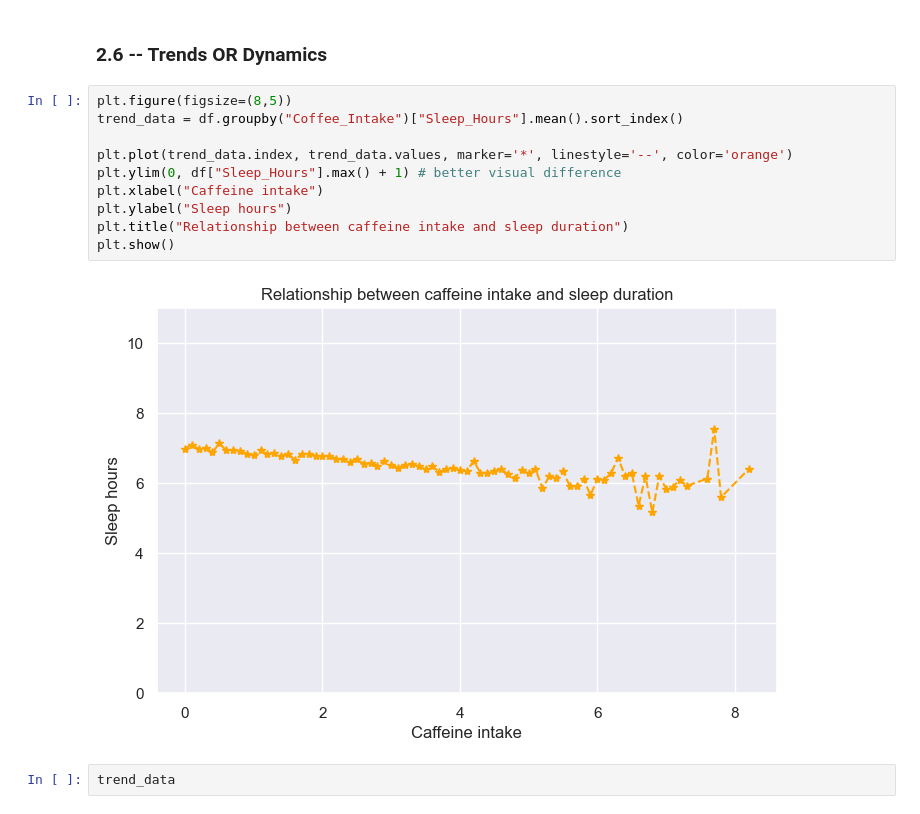
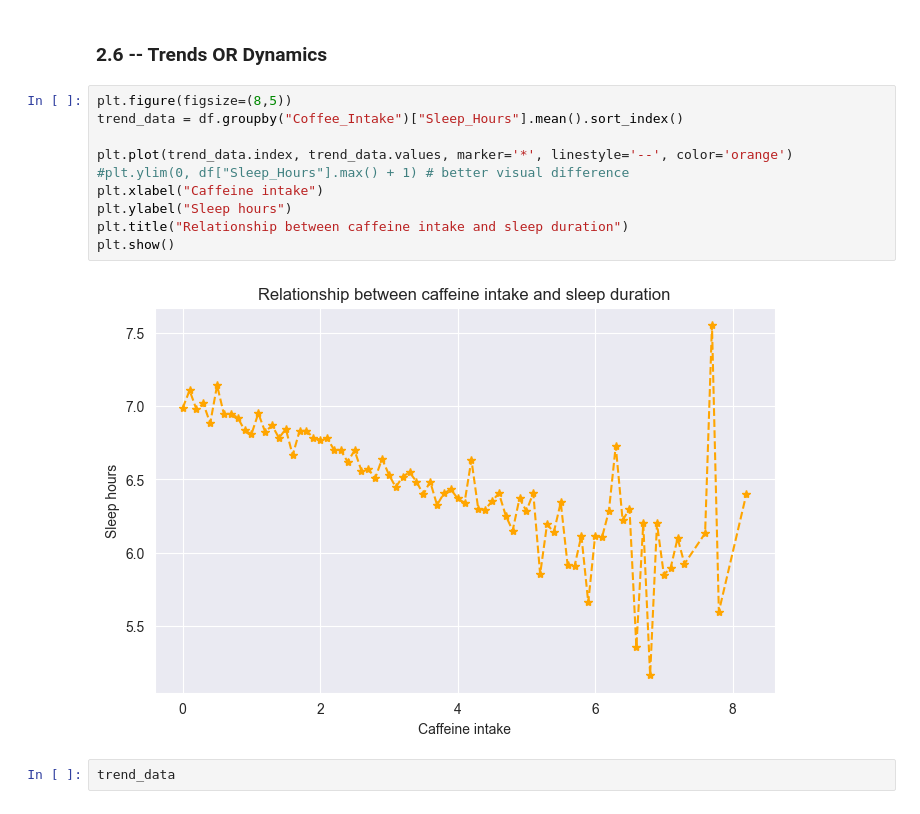
Before and after one commit to OnishchenkoDaria/data-processing-labs, a Jupyter notebook: lab_2/sample.ipynb, the cells around one changed output. Saved outputs shown, nothing was run; the diff lists cells and outputs as text.

```diff
--- a/lab_2/sample.ipynb
+++ b/lab_2/sample.ipynb
@@ -238,15 +238,15 @@ _As we can see that the there is a tendency to have a higher heart rate in case
 # %%
 plt.figure(figsize=(8,5))
 trend_data = df.groupby("Coffee_Intake")["Sleep_Hours"].mean().sort_index()
 
 plt.plot(trend_data.index, trend_data.values, marker='*', linestyle='--', color='orange')
-plt.ylim(0, df["Sleep_Hours"].max() + 1) # better visual difference
+#plt.ylim(0, df["Sleep_Hours"].max() + 1) # better visual difference
 plt.xlabel("Caffeine intake")
 plt.ylabel("Sleep hours")
 plt.title("Relationship between caffeine intake and sleep duration")
 plt.show()
 # %% [output]
-[figure, old version]
+[figure, new version]
 # %%
 trend_data
 # %% [output]
```
Also changed, not shown: parts of 2 cells of this notebook.
